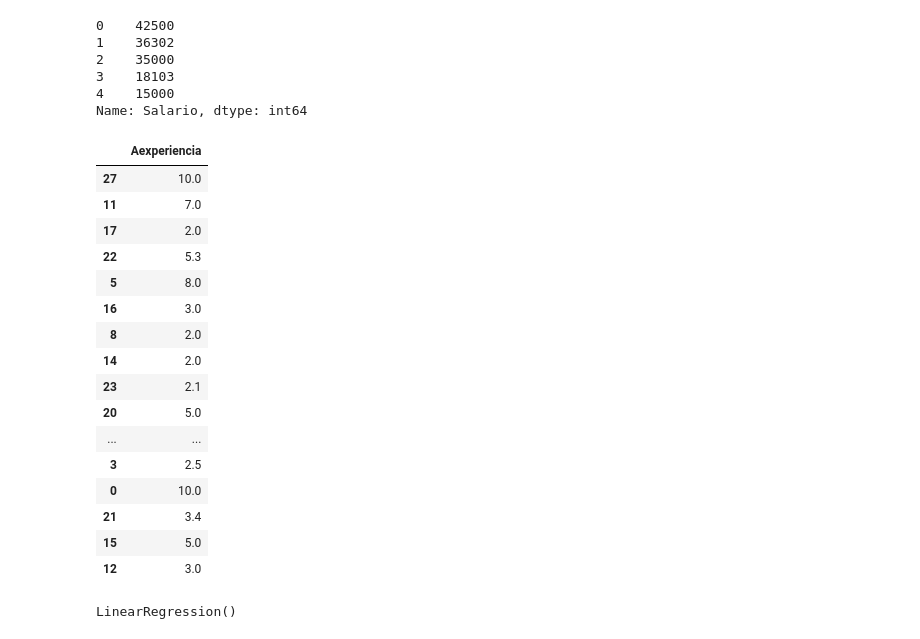
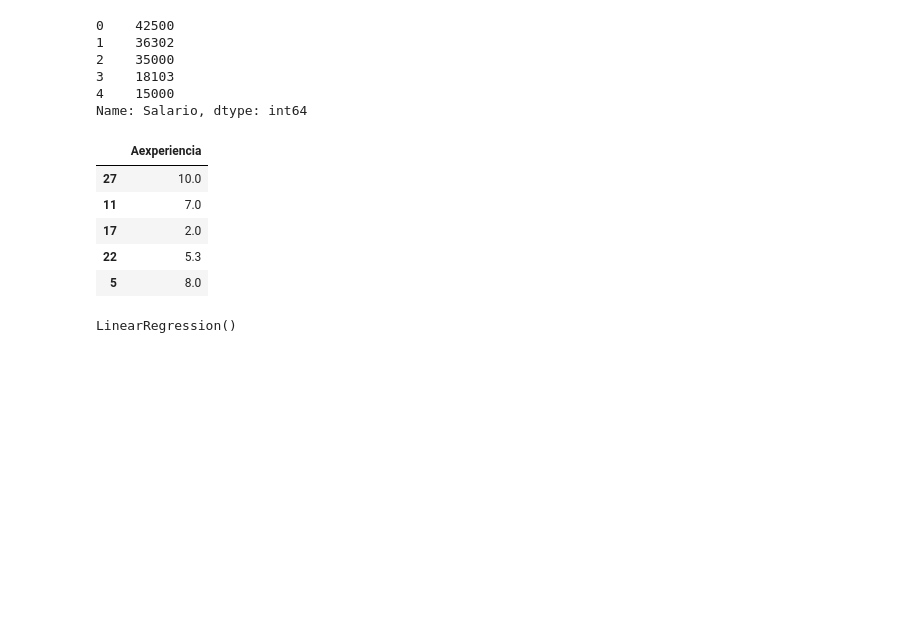
Before and after one commit to LuisReyes98/platzi-machine-learning-fundaments, a Jupyter notebook: regresion_lineal_simple.ipynb, the cells around one changed output. Saved outputs shown, nothing was run; the diff lists cells and outputs as text; code cells hidden in the pictures; blank space fills up the shorter version.

```diff
--- a/regresion_lineal_simple.ipynb
+++ b/regresion_lineal_simple.ipynb
@@ -54,25 +54,14 @@ Name: Salario, dtype: int64
 
 X_train, X_test, Y_train, Y_test = train_test_split(x, y, test_size=0.2, random_state=0)
 # %%
-X_train
+X_train.head()
 # %% [output]
 |  | Aexperiencia |
 | 27 | 10.0 |
 | 11 | 7.0 |
 | 17 | 2.0 |
 | 22 | 5.3 |
 | 5 | 8.0 |
-| 16 | 3.0 |
-| 8 | 2.0 |
-| 14 | 2.0 |
-| 23 | 2.1 |
-| 20 | 5.0 |
-| ... | ... |
-| 3 | 2.5 |
-| 0 | 10.0 |
-| 21 | 3.4 |
-| 15 | 5.0 |
-| 12 | 3.0 |
 # %%
 regressor = LinearRegression()
 # se pasan los valores de entrenamiento al modelo
```
Also changed, not shown: parts of 14 cells of this notebook, 2 other files.
